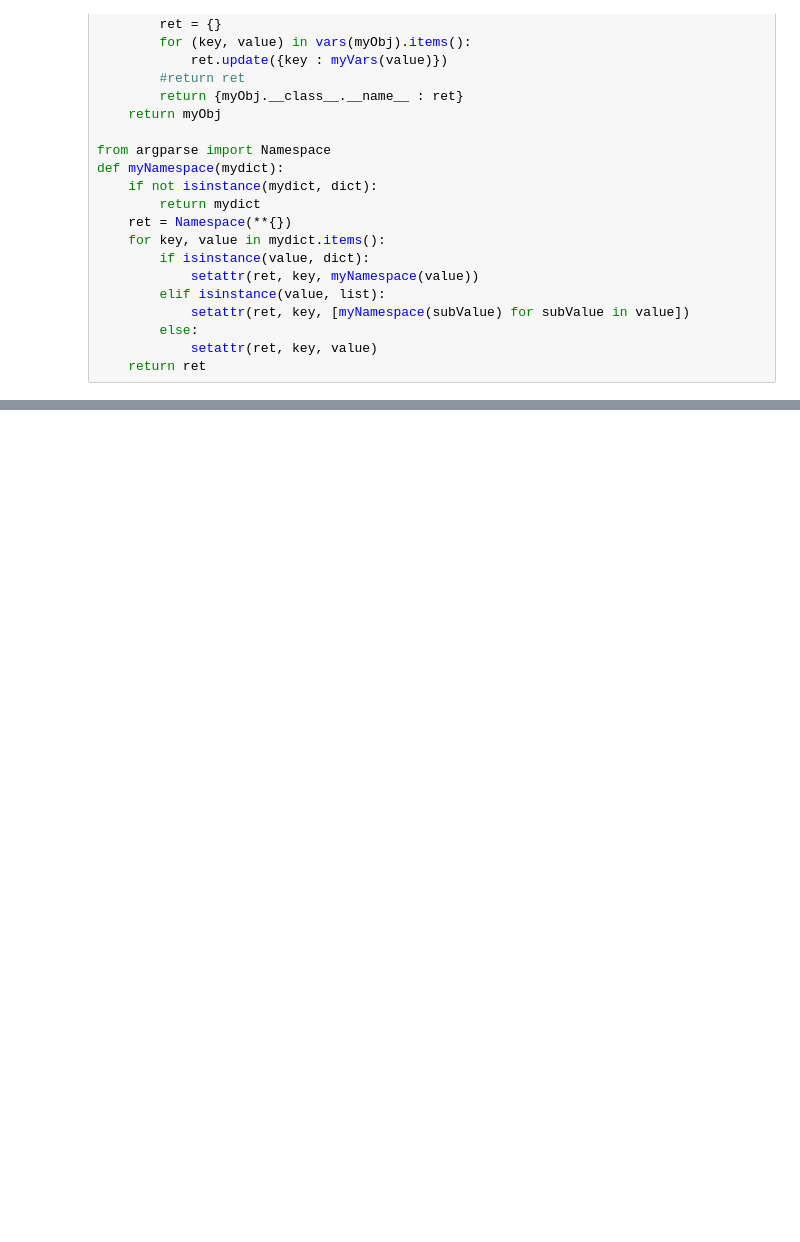
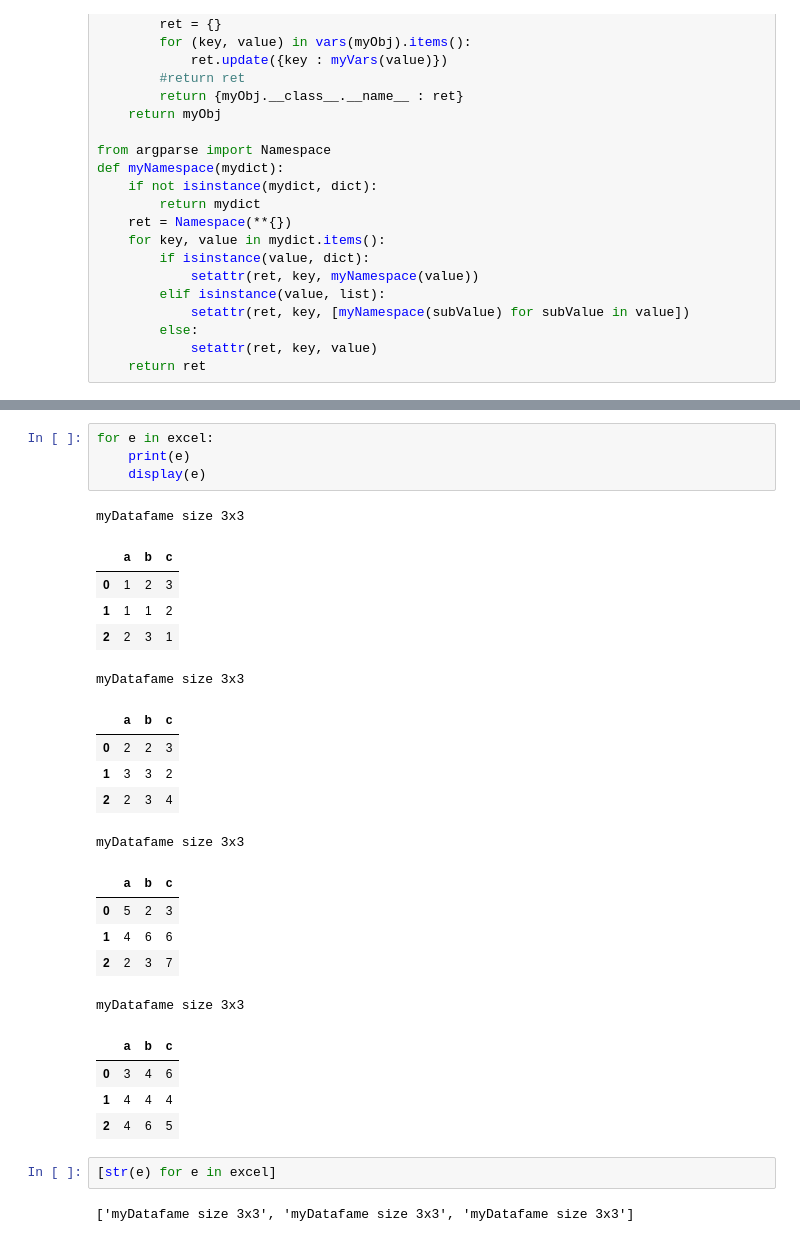
Before and after one commit to rook88/python, a Jupyter notebook: attr_magics.ipynb, the cells around one changed output, grey strips where cells are left out. Cells and saved outputs as stored; diff of their text form; blank space fills up the shorter version.

```diff
--- a/attr_magics.ipynb
+++ b/attr_magics.ipynb
@@ -236,0 +1075,29 @@ a
+# %%
+for e in excel:
+    print(e)
+    display(e)
+# %% [output]
+myDatafame size 3x3
+|  | a | b | c |
+| 0 | 1 | 2 | 3 |
+| 1 | 1 | 1 | 2 |
+| 2 | 2 | 3 | 1 |
+myDatafame size 3x3
+|  | a | b | c |
+| 0 | 2 | 2 | 3 |
+| 1 | 3 | 3 | 2 |
+| 2 | 2 | 3 | 4 |
+myDatafame size 3x3
+|  | a | b | c |
+| 0 | 5 | 2 | 3 |
+| 1 | 4 | 6 | 6 |
+| 2 | 2 | 3 | 7 |
+myDatafame size 3x3
+|  | a | b | c |
+| 0 | 3 | 4 | 6 |
+| 1 | 4 | 4 | 4 |
+| 2 | 4 | 6 | 5 |
+# %%
+[str(e) for e in excel]
+# %% [output]
+['myDatafame size 3x3', 'myDatafame size 3x3', 'myDatafame size 3x3']
```
Also changed, not shown: parts of 87 cells of this notebook, 1 other file.
